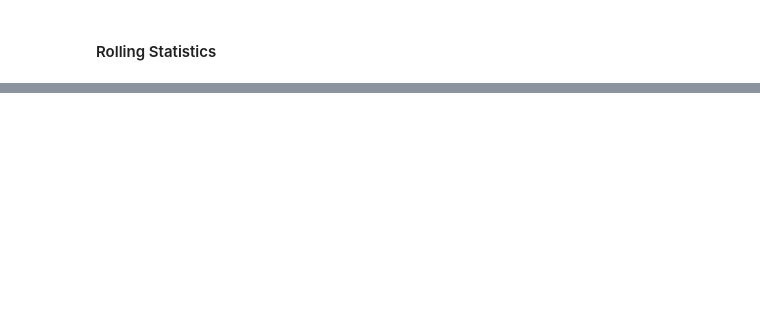
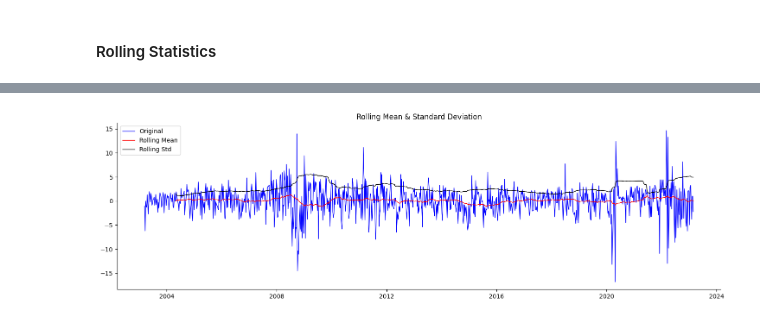
Before and after one commit to LAOMAITOU/Crude_Oil_Price_Model, a Jupyter notebook: oil.ipynb, the cells around one changed output, grey strips where cells are left out. Cells and saved outputs as stored; diff of their text form; code cells hidden in the pictures; blank space fills up the shorter version.

```diff
--- a/oil.ipynb
+++ b/oil.ipynb
@@ -186,0 +172,4 @@ The test results suggest Brent and WTI daily and monthly price time series are s
+# %%
+rolling_statistics(wti_diff)
+# %% [output]
+[figure, added]
```
Also changed, not shown: parts of 46 cells of this notebook, 3 other files.
